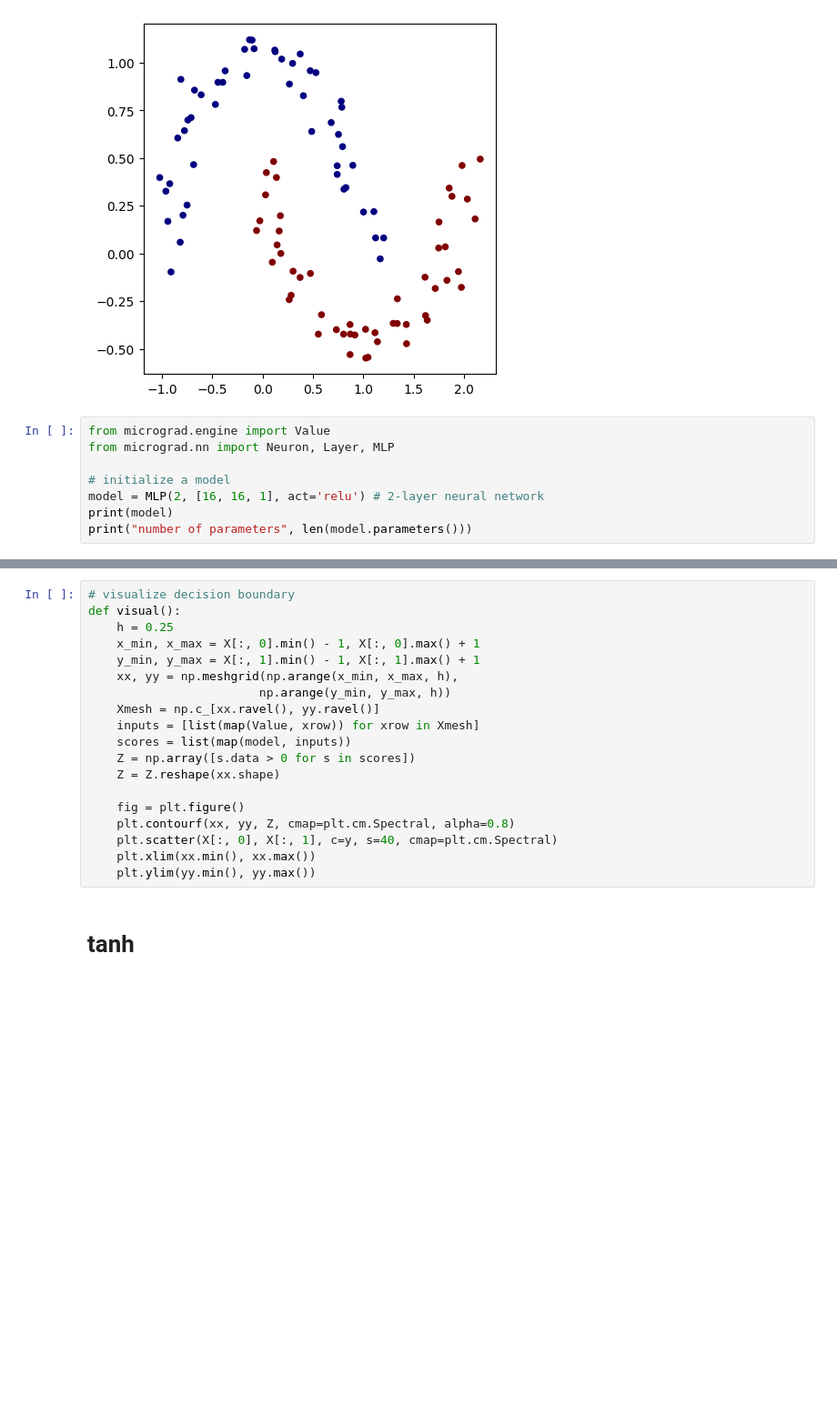
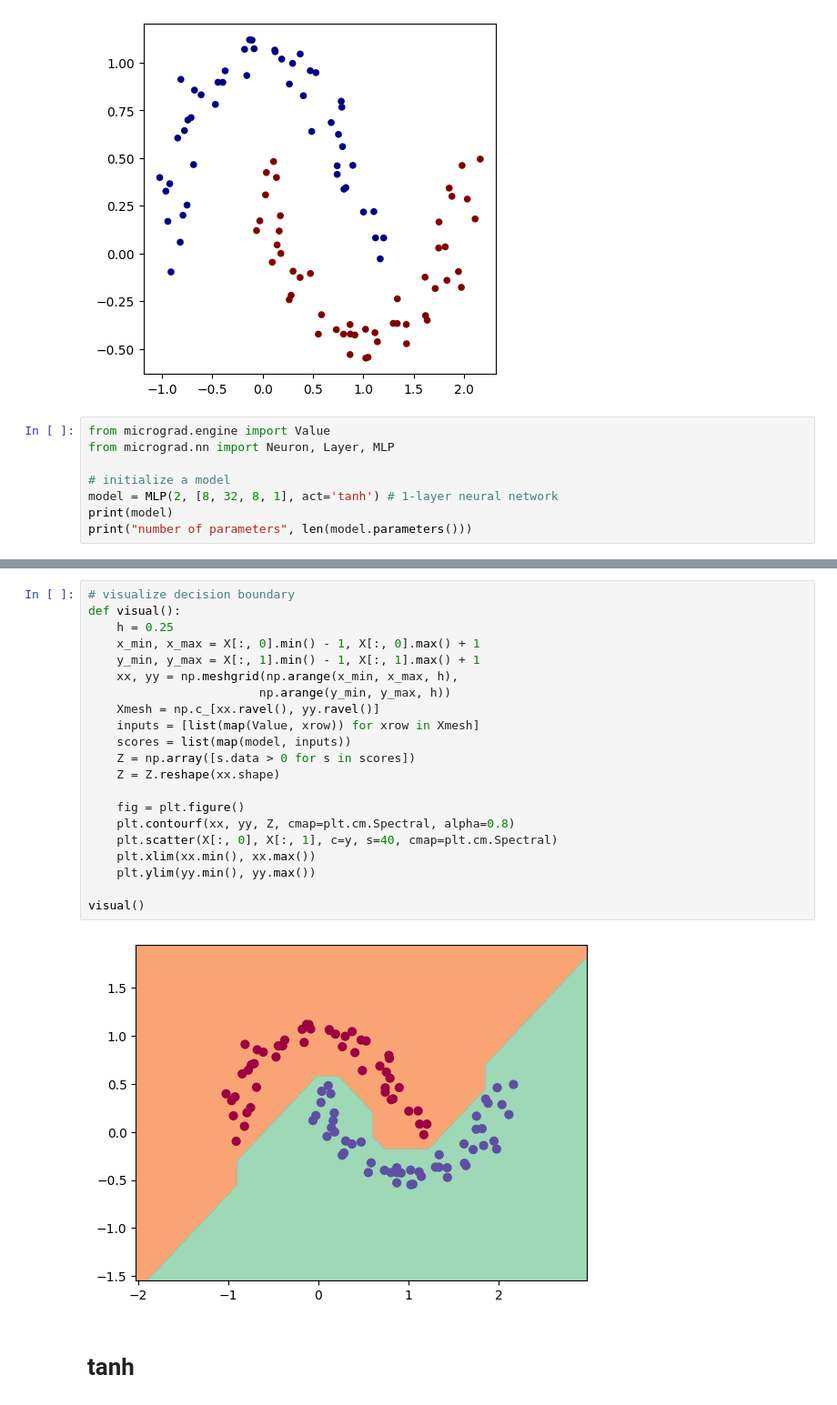
Before and after one commit to AndreyE/micrograd, a Jupyter notebook: demo.ipynb, the cells around one changed output, grey strips where cells are left out. Shown at 91% size. Cells and saved outputs as stored; diff of their text form; blank space fills up the shorter version.

```diff
--- a/demo.ipynb
+++ b/demo.ipynb
@@ -26,7 +26,7 @@ from micrograd.engine import Value
 from micrograd.nn import Neuron, Layer, MLP
 
 # initialize a model
-model = MLP(2, [16, 16, 1], act='relu') # 2-layer neural network
+model = MLP(2, [8, 32, 8, 1], act='tanh') # 1-layer neural network
 print(model)
 print("number of parameters", len(model.parameters()))
 # %% [output]
@@ -125,22 +125,26 @@ lrs[200:]
 # %%
 # visualize decision boundary
 def visual():
     h = 0.25
     x_min, x_max = X[:, 0].min() - 1, X[:, 0].max() + 1
     y_min, y_max = X[:, 1].min() - 1, X[:, 1].max() + 1
     xx, yy = np.meshgrid(np.arange(x_min, x_max, h),
                         np.arange(y_min, y_max, h))
     Xmesh = np.c_[xx.ravel(), yy.ravel()]
     inputs = [list(map(Value, xrow)) for xrow in Xmesh]
     scores = list(map(model, inputs))
     Z = np.array([s.data > 0 for s in scores])
     Z = Z.reshape(xx.shape)
 
     fig = plt.figure()
     plt.contourf(xx, yy, Z, cmap=plt.cm.Spectral, alpha=0.8)
     plt.scatter(X[:, 0], X[:, 1], c=y, s=40, cmap=plt.cm.Spectral)
     plt.xlim(xx.min(), xx.max())
     plt.ylim(yy.min(), yy.max())
+
+visual()
+# %% [output]
+[figure, added]
 # %% [markdown]
 # tanh
 # %%
```
Also changed, not shown: parts of 4 cells of this notebook, 1 other file.
